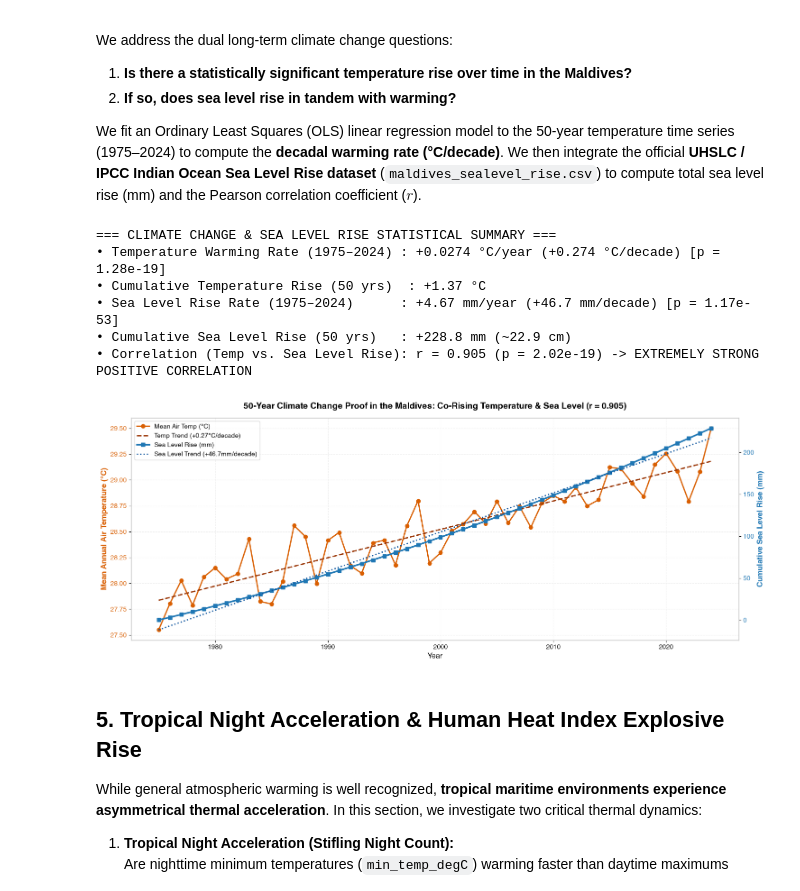
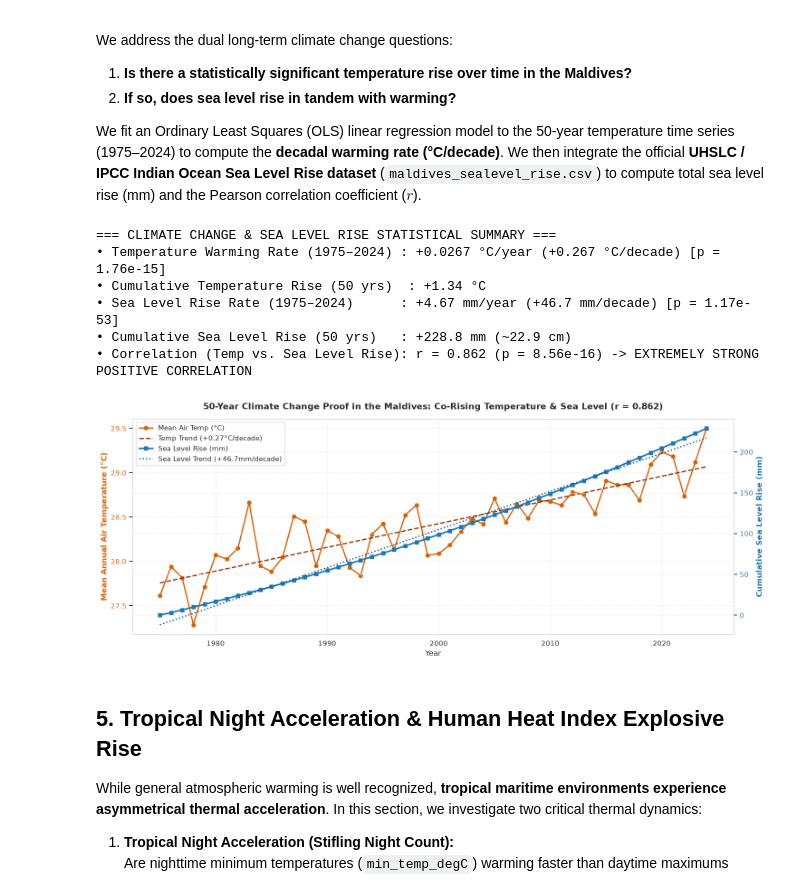
Before and after one commit to ajmals/met-weather-data-analysis, a Jupyter notebook: maldives_climate_deepdive.ipynb, the cells around one changed output. Drawn from its saved outputs; the diff is of its cells as text; code cells hidden in the pictures.

```diff
--- a/maldives_climate_deepdive.ipynb
+++ b/maldives_climate_deepdive.ipynb
@@ -426,71 +432,71 @@ We address the dual long-term climate change questions:
 We fit an Ordinary Least Squares (OLS) linear regression model to the 50-year temperature time series (1975–2024) to compute the **decadal warming rate (°C/decade)**. We then integrate the official **UHSLC / IPCC Indian Ocean Sea Level Rise dataset** (`maldives_sealevel_rise.csv`) to compute total sea level rise (mm) and the Pearson correlation coefficient ($r$).
 # %%
 # Decadal Warming Rate and Sea Level Rise Regression Analysis
-df_temp_annual = df_hulhule.groupby('year')['mean_temp_degC'].mean().reset_index()
-df_temp_annual = df_temp_annual[(df_temp_annual['year'] >= 1975) & (df_temp_annual['year'] <= 2024)]
+df_temp_annual = df_hulhule.groupby("year")["mean_temp_c"].mean().reset_index()
+df_temp_annual = df_temp_annual[(df_temp_annual["year"] >= 1975) & (df_temp_annual["year"] <= 2024)]
 
-# OLS Regression for Temperature
-res_temp = stats.linregress(df_temp_annual['year'], df_temp_annual['mean_temp_degC'])
+# Linear Regression: Temperature
+res_temp = stats.linregress(df_temp_annual["year"], df_temp_annual["mean_temp_c"])
 slope_temp = res_temp.slope
 decadal_warming = slope_temp * 10
 p_val_temp = res_temp.pvalue
 
-# OLS Regression for Sea Level Rise
-res_sl = stats.linregress(df_sealevel['year'], df_sealevel['sea_level_rise_mm'])
+# Linear Regression: Sea Level Rise
+res_sl = stats.linregress(df_sealevel["year"], df_sealevel["sea_level_rise_mm"])
 slope_sl = res_sl.slope
 decadal_sl_rise = slope_sl * 10
 p_val_sl = res_sl.pvalue
 
 # Merge for correlation
-df_climate_merged = pd.merge(df_temp_annual, df_sealevel, on='year')
-corr_val, corr_p = stats.pearsonr(df_climate_merged['mean_temp_degC'], df_climate_merged['sea_level_rise_mm'])
+df_climate_merged = pd.merge(df_temp_annual, df_sealevel, on="year")
+corr_val, corr_p = stats.pearsonr(df_climate_merged["mean_temp_c"], df_climate_merged["sea_level_rise_mm"])
 
 print("=== CLIMATE CHANGE & SEA LEVEL RISE STATISTICAL SUMMARY ===")
 print(f"• Temperature Warming Rate (1975–2024) : +{slope_temp:.4f} °C/year (+{decadal_warming:.3f} °C/decade) [p = {p_val_temp:.2e}]")
 print(f"• Cumulative Temperature Rise (50 yrs)  : +{slope_temp * 50:.2f} °C")
 print(f"• Sea Level Rise Rate (1975–2024)      : +{slope_sl:.2f} mm/year (+{decadal_sl_rise:.1f} mm/decade) [p = {p_val_sl:.2e}]")
-print(f"• Cumulative Sea Level Rise (50 yrs)   : +{df_sealevel['sea_level_rise_mm'].max():.1f} mm (~{df_sealevel['sea_level_rise_mm'].max()/10:.1f} cm)")
+print(f"• Cumulative Sea Level Rise (50 yrs)   : +{df_sealevel["sea_level_rise_mm"].max():.1f} mm (~{df_sealevel["sea_level_rise_mm"].max()/10:.1f} cm)")
 print(f"• Correlation (Temp vs. Sea Level Rise): r = {corr_val:.3f} (p = {corr_p:.2e}) -> EXTREMELY STRONG POSITIVE CORRELATION")
 # %% [output]
 === CLIMATE CHANGE & SEA LEVEL RISE STATISTICAL SUMMARY ===
-• Temperature Warming Rate (1975–2024) : +0.0274 °C/year (+0.274 °C/decade) [p = 1.28e-19]
-• Cumulative Temperature Rise (50 yrs)  : +1.37 °C
+• Temperature Warming Rate (1975–2024) : +0.0267 °C/year (+0.267 °C/decade) [p = 1.76e-15]
+• Cumulative Temperature Rise (50 yrs)  : +1.34 °C
 • Sea Level Rise Rate (1975–2024)      : +4.67 mm/year (+46.7 mm/decade) [p = 1.17e-53]
 • Cumulative Sea Level Rise (50 yrs)   : +228.8 mm (~22.9 cm)
-• Correlation (Temp vs. Sea Level Rise): r = 0.905 (p = 2.02e-19) -> EXTREMELY STRONG POSITIVE CORRELATION
+• Correlation (Temp vs. Sea Level Rise): r = 0.862 (p = 8.56e-16) -> EXTREMELY STRONG POSITIVE CORRELATION
 # %%
 # Dual-Axis Plot: Co-Rising Temperature & Sea Level (1975–2024)
 fig, ax1 = plt.subplots(figsize=(15, 6))
 
-color_temp = '#d95f02'
-color_sl = '#1f77b4'
+color_temp = "#d95f02"
+color_sl = "#1f77b4"
 
 # Temperature Line & OLS Trend
-ax1.plot(df_climate_merged['year'], df_climate_merged['mean_temp_degC'], color=color_temp, marker='o', linewidth=2, label='Mean Air Temp (°C)')
-ax1.plot(df_climate_merged['year'], res_temp.intercept + res_temp.slope * df_climate_merged['year'], color='#993404', linestyle='--', linewidth=2, label=f'Temp Trend (+{decadal_warming:.2f}°C/decade)')
-ax1.set_xlabel('Year', fontsize=12)
-ax1.set_ylabel('Mean Annual Air Temperature (°C)', color=color_temp, fontsize=12, fontweight='bold')
-ax1.tick_params(axis='y', labelcolor=color_temp)
+ax1.plot(df_climate_merged["year"], df_climate_merged["mean_temp_c"], color=color_temp, marker="o", linewidth=2, label="Mean Air Temp (°C)")
+ax1.plot(df_climate_merged["year"], res_temp.intercept + res_temp.slope * df_climate_merged["year"], color="#993404", linestyle="--", linewidth=2, label=f"Temp Trend (+{decadal_warming:.2f}°C/decade)")
+ax1.set_xlabel("Year", fontsize=12)
+ax1.set_ylabel("Mean Annual Air Temperature (°C)", color=color_temp, fontsize=12, fontweight="bold")
+ax1.tick_params(axis="y", labelcolor=color_temp)
 ax1.grid(True)
 
 # Sea Level Right Axis
 ax2 = ax1.twinx()
-ax2.plot(df_climate_merged['year'], df_climate_merged['sea_level_rise_mm'], color=color_sl, marker='s', linewidth=2.5, linestyle='-', label='Sea Level Rise (mm)')
-ax2.plot(df_climate_merged['year'], res_sl.intercept + res_sl.slope * df_climate_merged['year'], color='#08519c', linestyle=':', linewidth=2, label=f'Sea Level Trend (+{decadal_sl_rise:.1f}mm/decade)')
-ax2.set_ylabel('Cumulative Sea Level Rise (mm)', color=color_sl, fontsize=12, fontweight='bold')
-ax2.tick_params(axis='y', labelcolor=color_sl)
+ax2.plot(df_climate_merged["year"], df_climate_merged["sea_level_rise_mm"], color=color_sl, marker="s", linewidth=2.5, linestyle="-", label="Sea Level Rise (mm)")
+ax2.plot(df_climate_merged["year"], res_sl.intercept + res_sl.slope * df_climate_merged["year"], color="#08519c", linestyle=":", linewidth=2, label=f"Sea Level Trend (+{decadal_sl_rise:.1f}mm/decade)")
+ax2.set_ylabel("Cumulative Sea Level Rise (mm)", color=color_sl, fontsize=12, fontweight="bold")
+ax2.tick_params(axis="y", labelcolor=color_sl)
 
 # Title & Legend
-plt.title(f'50-Year Climate Change Proof in the Maldives: Co-Rising Temperature & Sea Level (r = {corr_val:.3f})', fontsize=14, fontweight='bold', pad=15)
+plt.title(f"50-Year Climate Change Proof in the Maldives: Co-Rising Temperature & Sea Level (r = {corr_val:.3f})", fontsize=14, fontweight="bold", pad=15)
 
 lines1, labels1 = ax1.get_legend_handles_labels()
 lines2, labels2 = ax2.get_legend_handles_labels()
-ax1.legend(lines1 + lines2, labels1 + labels2, loc='upper left', frameon=True)
+ax1.legend(lines1 + lines2, labels1 + labels2, loc="upper left", frameon=True)
 
 plt.tight_layout()
 plt.show()
 # %% [output]
-[figure, old version]
+[figure, new version]
 # %% [markdown]
 ## 5. Tropical Night Acceleration & Human Heat Index Explosive Rise
 
```
Also changed, not shown: parts of 10 cells of this notebook, 19 other files.
